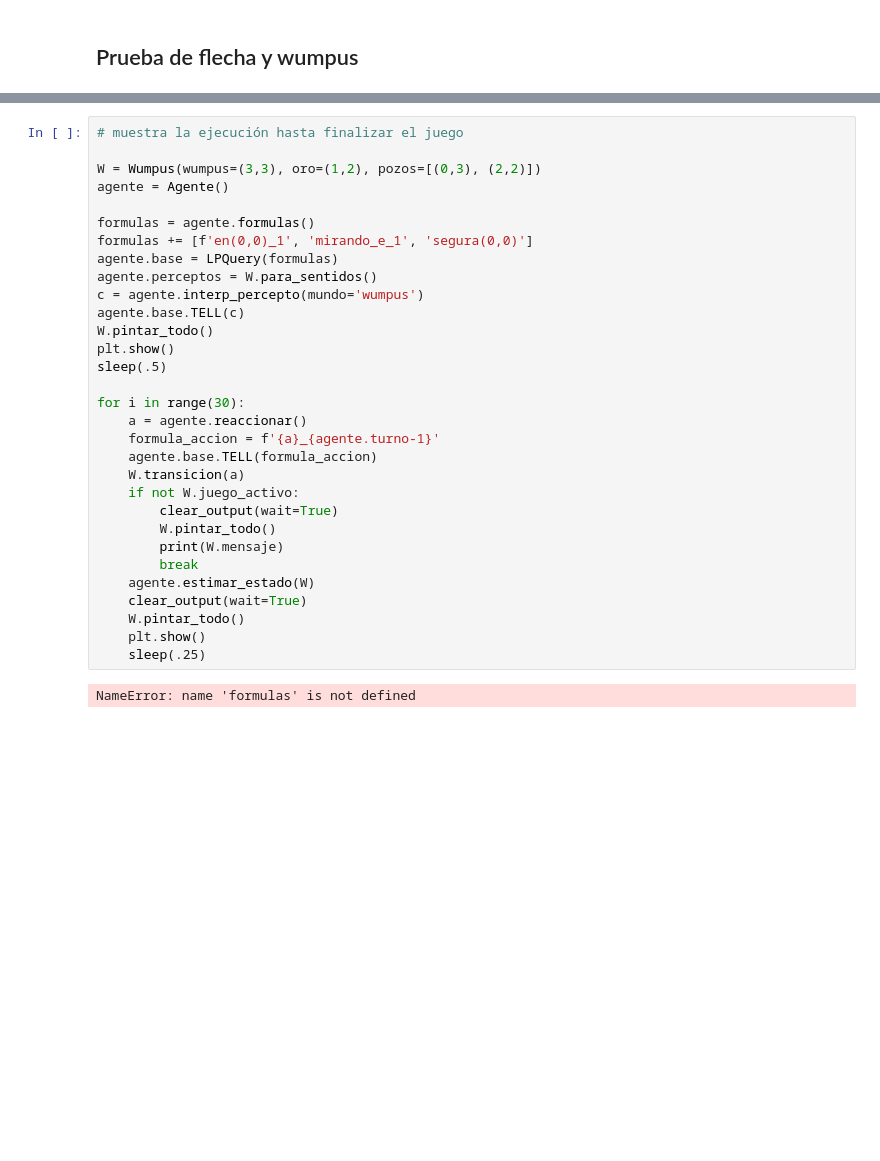
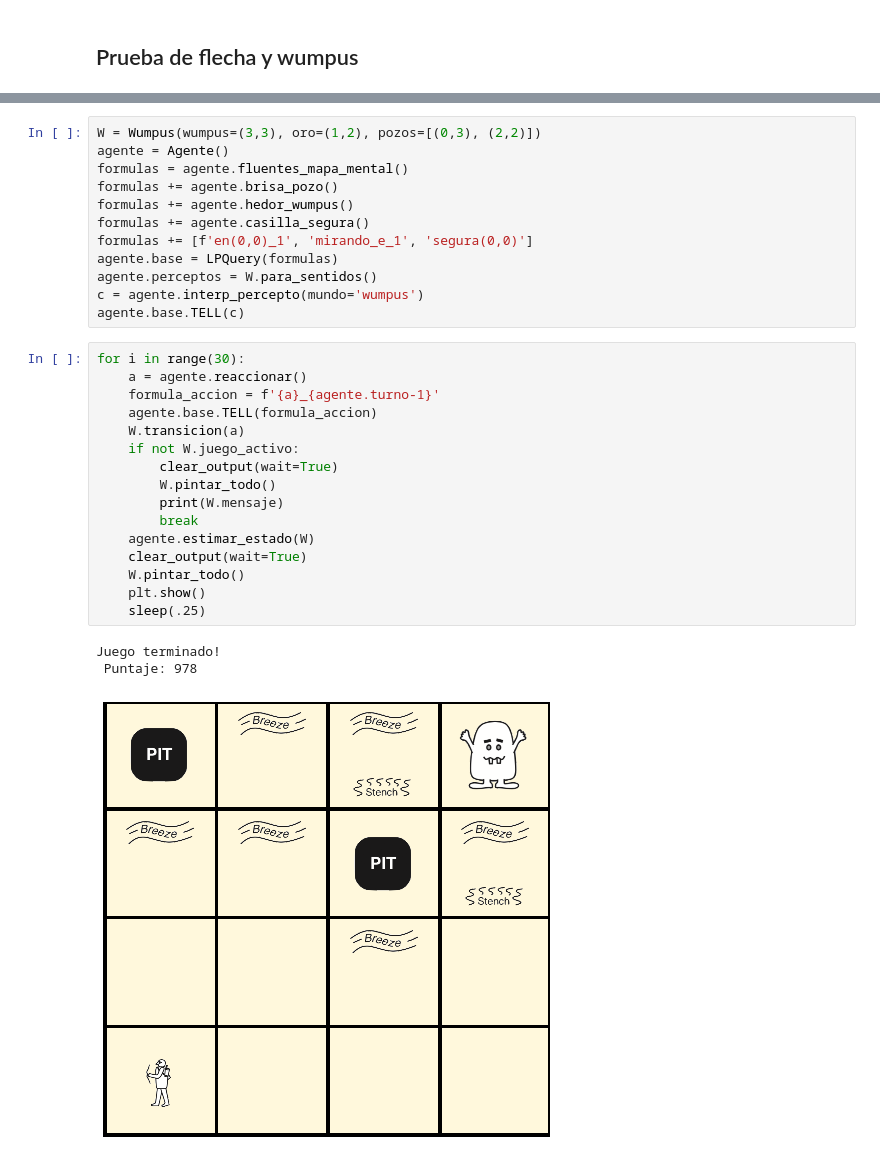
Before and after one commit to cgaravitoc/macc, a Jupyter notebook: AI/Miniproyecto 2 - wumpus/notebooks/exploracion.ipynb, the cells around one changed output, grey strips where cells are left out. Cells and saved outputs as stored; diff of their text form; blank space fills up the shorter version.

```diff
--- a/AI/Miniproyecto 2 - wumpus/notebooks/exploracion.ipynb
+++ b/AI/Miniproyecto 2 - wumpus/notebooks/exploracion.ipynb
@@ -131,33 +512,32 @@ setattr(Agente, 'programa', programaKB)
+# %%
+W = Wumpus(wumpus=(3,3), oro=(1,2), pozos=[(0,3), (2,2)])
+agente = Agente()
+formulas = agente.fluentes_mapa_mental()
+formulas += agente.brisa_pozo()
+formulas += agente.hedor_wumpus()
+formulas += agente.casilla_segura()
+formulas += [f'en(0,0)_1', 'mirando_e_1', 'segura(0,0)']
+agente.base = LPQuery(formulas)
+agente.perceptos = W.para_sentidos()
+c = agente.interp_percepto(mundo='wumpus')
+agente.base.TELL(c)
 # %%
-# muestra la ejecución hasta finalizar el juego
-
-W = Wumpus(wumpus=(3,3), oro=(1,2), pozos=[(0,3), (2,2)])
-agente = Agente()
-
-formulas = agente.formulas()
-formulas += [f'en(0,0)_1', 'mirando_e_1', 'segura(0,0)']
-agente.base = LPQuery(formulas)
-agente.perceptos = W.para_sentidos()
-c = agente.interp_percepto(mundo='wumpus')
-agente.base.TELL(c)
-W.pintar_todo()
-plt.show()
-sleep(.5)
-
 for i in range(30):
     a = agente.reaccionar()
     formula_accion = f'{a}_{agente.turno-1}'
     agente.base.TELL(formula_accion)
     W.transicion(a)
     if not W.juego_activo:
         clear_output(wait=True)
         W.pintar_todo()
         print(W.mensaje)
         break
     agente.estimar_estado(W)
     clear_output(wait=True)
     W.pintar_todo()
     plt.show()
     sleep(.25)
 # %% [output]
-NameError: name 'formulas' is not defined
+Juego terminado!
+ Puntaje: 978
+[figure, added]
```
Also changed, not shown: parts of 25 cells of this notebook, 4 other files.
